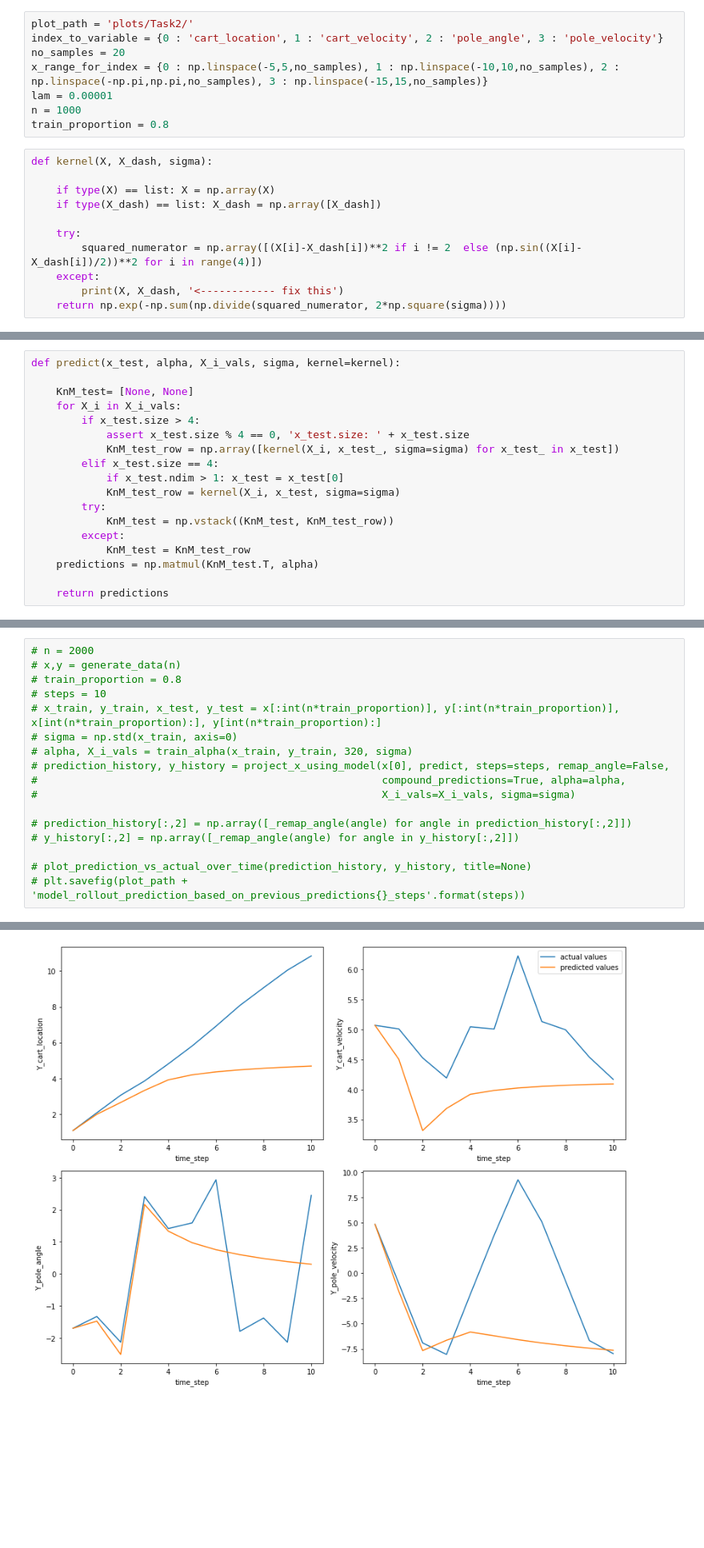
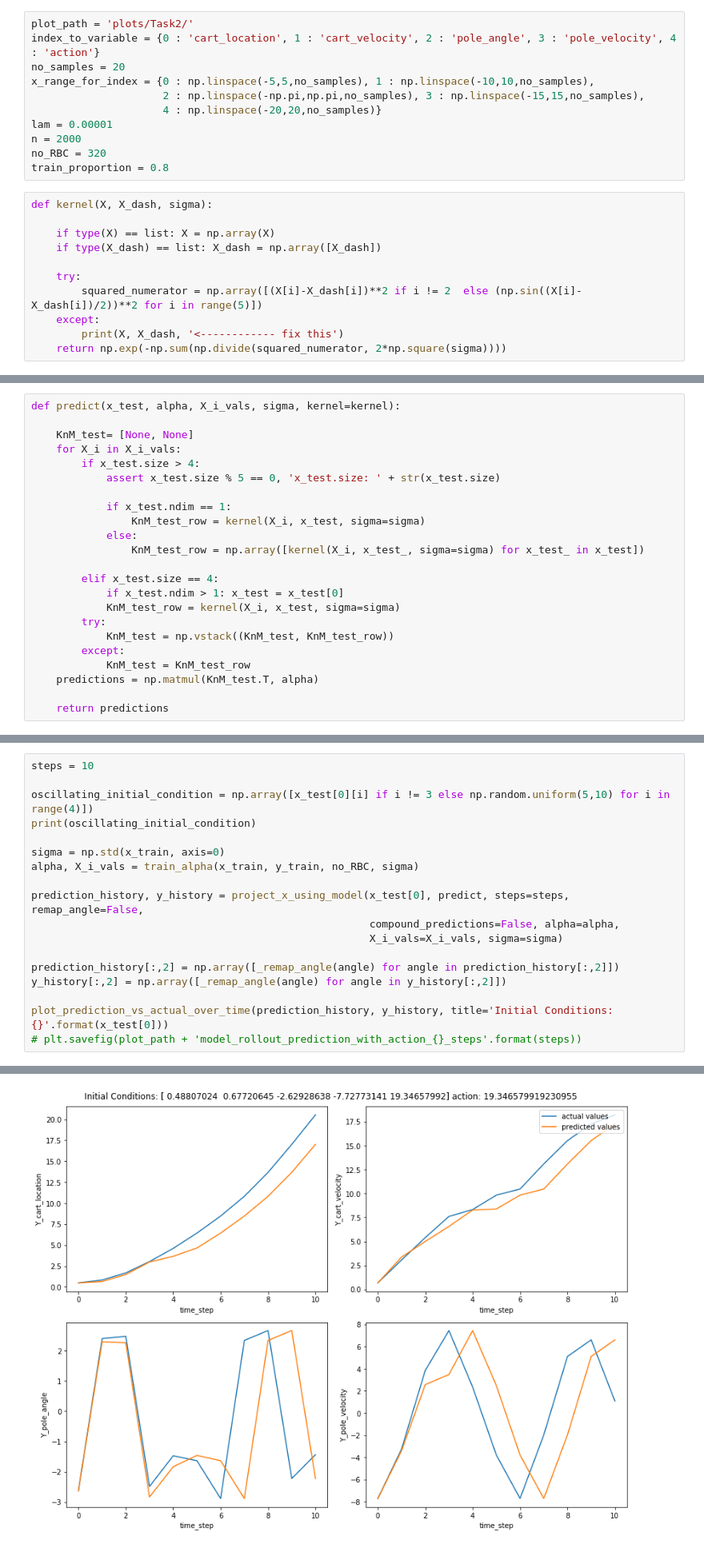
Before and after one commit to jordanesmith/SF3-Machine-Learning-Project, a Jupyter notebook: Task2.ipynb, the cells around one changed output, grey strips where cells are left out. Shown at 80% size. Cells and saved outputs as stored; diff of their text form; blank space fills up the shorter version.

Commit message:
included 5th variable action

```diff
--- a/Task2.ipynb
+++ b/Task2.ipynb
@@ -7,11 +7,14 @@ import matplotlib.pyplot as plt
 # Task 2
 # %%
 plot_path = 'plots/Task2/'
-index_to_variable = {0 : 'cart_location', 1 : 'cart_velocity', 2 : 'pole_angle', 3 : 'pole_velocity'}
+index_to_variable = {0 : 'cart_location', 1 : 'cart_velocity', 2 : 'pole_angle', 3 : 'pole_velocity', 4 : 'action'}
 no_samples = 20
-x_range_for_index = {0 : np.linspace(-5,5,no_samples), 1 : np.linspace(-10,10,no_samples), 2 : np.linspace(-np.pi,np.pi,no_samples), 3 : np.linspace(-15,15,no_samples)}
+x_range_for_index = {0 : np.linspace(-5,5,no_samples), 1 : np.linspace(-10,10,no_samples),
+                     2 : np.linspace(-np.pi,np.pi,no_samples), 3 : np.linspace(-15,15,no_samples),
+                     4 : np.linspace(-20,20,no_samples)}
 lam = 0.00001
-n = 1000
+n = 2000
+no_RBC = 320
 train_proportion = 0.8
 # %%
 def kernel(X, X_dash, sigma):
@@ -20,7 +23,7 @@ def kernel(X, X_dash, sigma):
     if type(X_dash) == list: X_dash = np.array([X_dash])
 
     try:
-        squared_numerator = np.array([(X[i]-X_dash[i])**2 if i != 2  else (np.sin((X[i]-X_dash[i])/2))**2 for i in range(4)])
+        squared_numerator = np.array([(X[i]-X_dash[i])**2 if i != 2  else (np.sin((X[i]-X_dash[i])/2))**2 for i in range(5)])
     except:
         print(X, X_dash, '<------------ fix this')
     return np.exp(-np.sum(np.divide(squared_numerator, 2*np.square(sigma))))
@@ -57,8 +60,13 @@ def predict(x_test, alpha, X_i_vals, sigma, kernel=kernel):
     KnM_test= [None, None]
     for X_i in X_i_vals:
         if x_test.size > 4:
-            assert x_test.size % 4 == 0, 'x_test.size: ' + x_test.size
-            KnM_test_row = np.array([kernel(X_i, x_test_, sigma=sigma) for x_test_ in x_test])
+            assert x_test.size % 5 == 0, 'x_test.size: ' + str(x_test.size)
+
+            if x_test.ndim == 1:
+                KnM_test_row = kernel(X_i, x_test, sigma=sigma)
+            else:
+                KnM_test_row = np.array([kernel(X_i, x_test_, sigma=sigma) for x_test_ in x_test])
+
         elif x_test.size == 4:
             if x_test.ndim > 1: x_test = x_test[0]
             KnM_test_row = kernel(X_i, x_test, sigma=sigma)
@@ -168,20 +223,21 @@ def display_RMSE(predictions, y_test):
 # %% [markdown]
 ## Rollout with model prediction
 # %%
-# n = 2000
-# x,y = generate_data(n)
-# train_proportion = 0.8
-# steps = 10
-# x_train, y_train, x_test, y_test = x[:int(n*train_proportion)], y[:int(n*train_proportion)], x[int(n*train_proportion):], y[int(n*train_proportion):]
-# sigma = np.std(x_train, axis=0)
-# alpha, X_i_vals = train_alpha(x_train, y_train, 320, sigma)
-# prediction_history, y_history = project_x_using_model(x[0], predict, steps=steps, remap_angle=False,
-#                                                       compound_predictions=True, alpha=alpha,
-#                                                       X_i_vals=X_i_vals, sigma=sigma)
+steps = 10
 
-# prediction_history[:,2] = np.array([_remap_angle(angle) for angle in prediction_history[:,2]])
-# y_history[:,2] = np.array([_remap_angle(angle) for angle in y_history[:,2]])
+oscillating_initial_condition = np.array([x_test[0][i] if i != 3 else np.random.uniform(5,10) for i in range(4)])
+print(oscillating_initial_condition)
 
-# plot_prediction_vs_actual_over_time(prediction_history, y_history, title=None)
-# plt.savefig(plot_path + 'model_rollout_prediction_based_on_previous_predictions{}_steps'.format(steps))
+sigma = np.std(x_train, axis=0)
+alpha, X_i_vals = train_alpha(x_train, y_train, no_RBC, sigma)
+
+prediction_history, y_history = project_x_using_model(x_test[0], predict, steps=steps, remap_angle=False,
+                                                      compound_predictions=False, alpha=alpha,
+                                                      X_i_vals=X_i_vals, sigma=sigma)
+
+prediction_history[:,2] = np.array([_remap_angle(angle) for angle in prediction_history[:,2]])
+y_history[:,2] = np.array([_remap_angle(angle) for angle in y_history[:,2]])
+
+plot_prediction_vs_actual_over_time(prediction_history, y_history, title='Initial Conditions: {}'.format(x_test[0]))
+# plt.savefig(plot_path + 'model_rollout_prediction_with_action_{}_steps'.format(steps))
 # %% [output]
@@ -190,4 +257,4 @@ To use the future default and silence this warning we advise to pass `rcond=None
-[figure, old version]
+[figure, new version]
 # %% [markdown]
 ## Model performance scanning over 1 variable
 # %%
```
Also changed, not shown: parts of 8 cells of this notebook, 2 other files.
